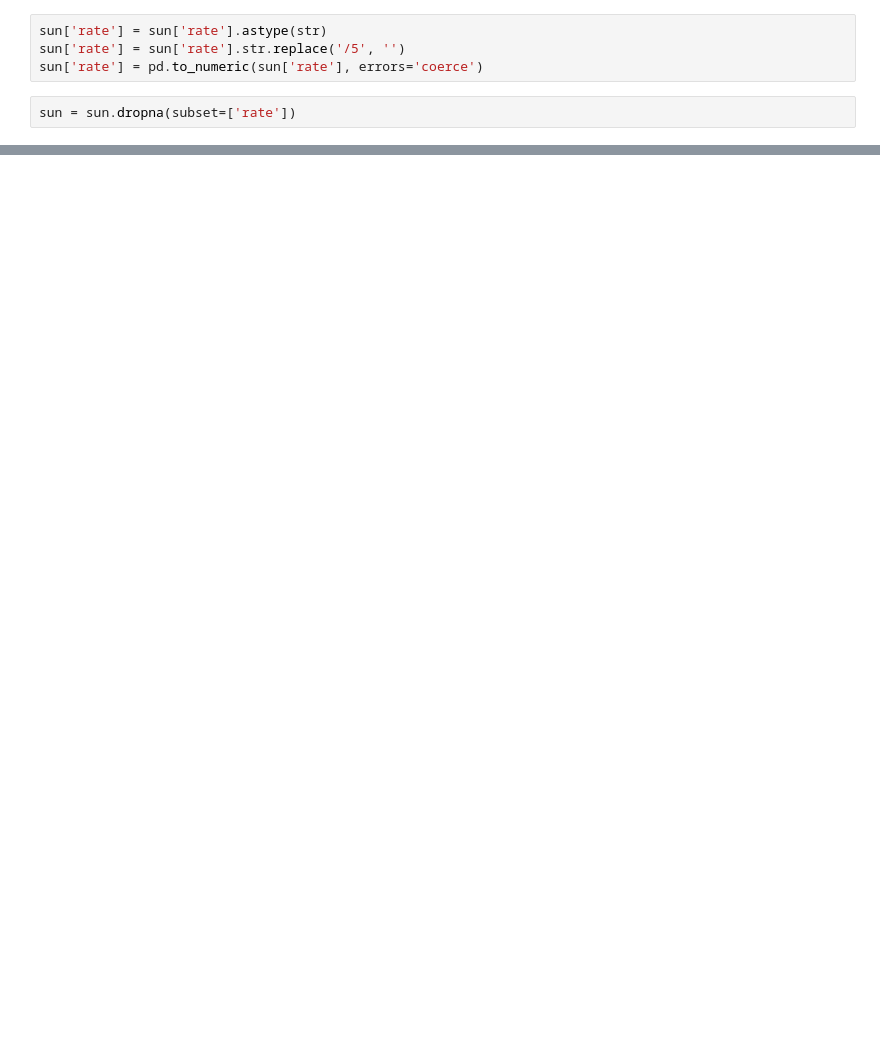
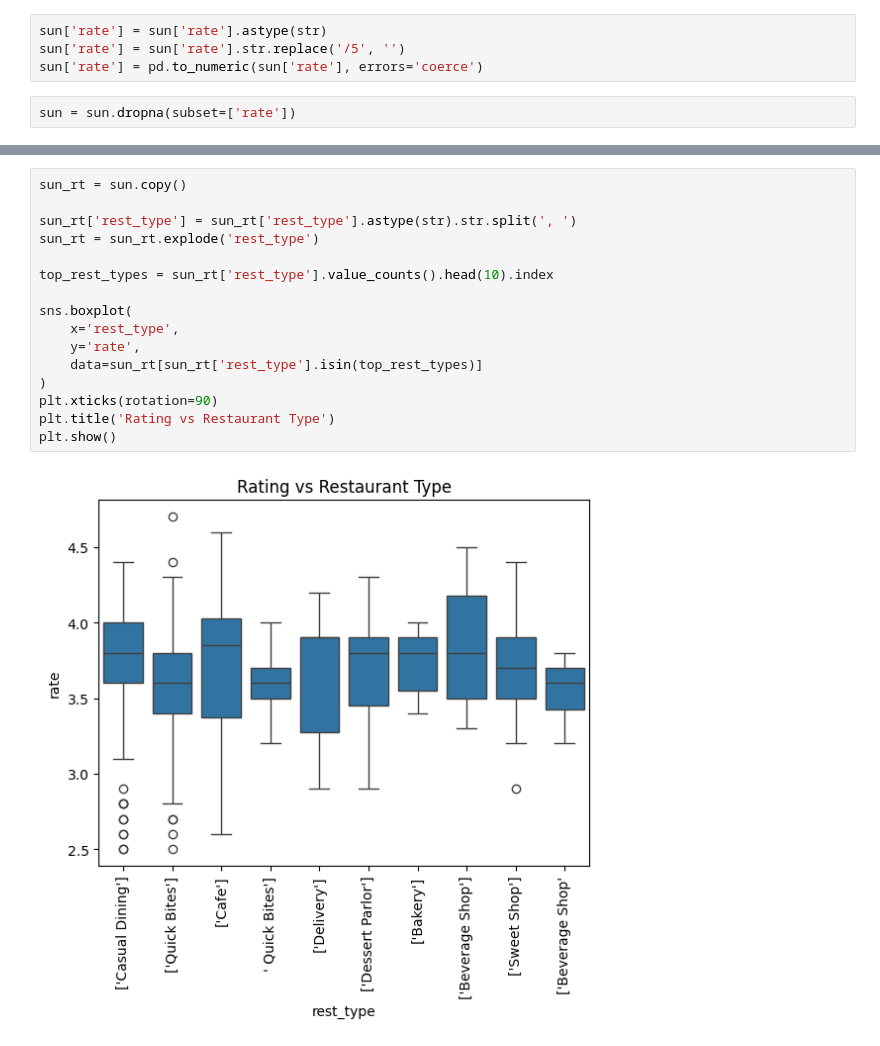
Before and after one commit to somasundar0708/Pizza-insights-project, a Jupyter notebook: Zomato_Bangalore_analysis_project.ipynb, the cells around one changed output, grey strips where cells are left out. Drawn from its saved outputs; the diff is of its cells as text; blank space fills up the shorter version.

```diff
--- a/Zomato_Bangalore_analysis_project.ipynb
+++ b/Zomato_Bangalore_analysis_project.ipynb
@@ -387,0 +402,18 @@ TypeError: 'value' must be an instance of str or bytes, not a float
+# %%
+sun_rt = sun.copy()
+
+sun_rt['rest_type'] = sun_rt['rest_type'].astype(str).str.split(', ')
+sun_rt = sun_rt.explode('rest_type')
+
+top_rest_types = sun_rt['rest_type'].value_counts().head(10).index
+
+sns.boxplot(
+    x='rest_type',
+    y='rate',
+    data=sun_rt[sun_rt['rest_type'].isin(top_rest_types)]
+)
+plt.xticks(rotation=90)
+plt.title('Rating vs Restaurant Type')
+plt.show()
+# %% [output]
+[figure, added]
```
Also changed, not shown: parts of 28 cells of this notebook.
